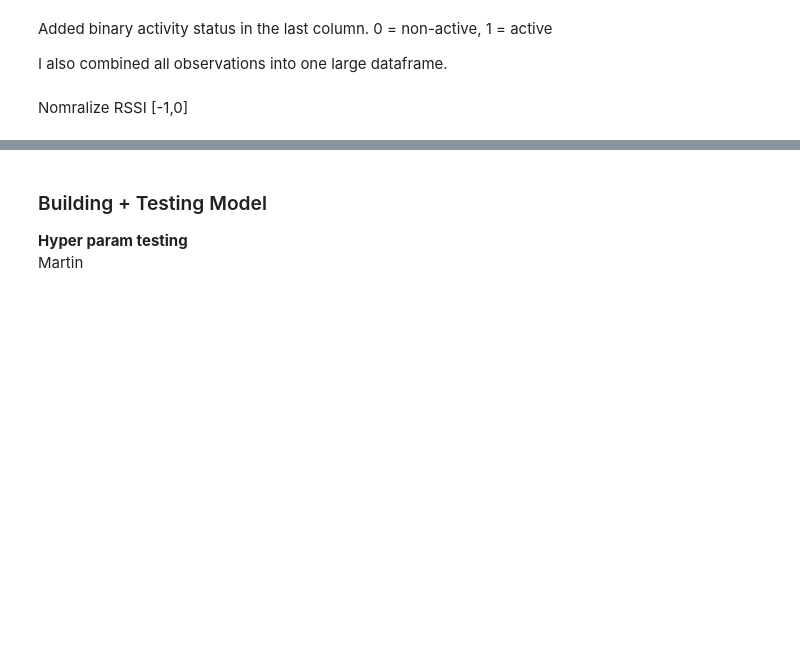
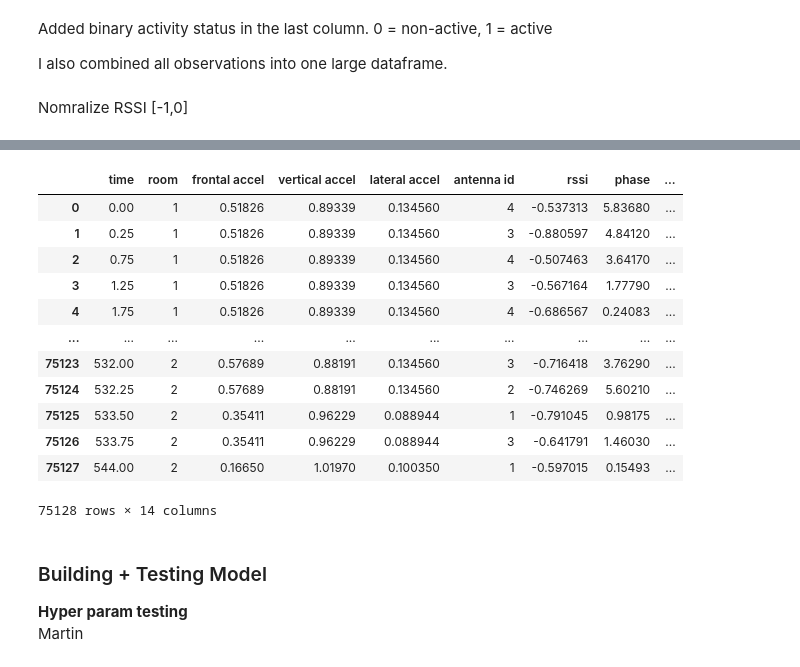
Before and after one commit to sofiacho/ECS171, a Jupyter notebook: notebook/main_algo.ipynb, the cells around one changed output, grey strips where cells are left out. Cells and saved outputs as stored; diff of their text form; code cells hidden in the pictures; blank space fills up the shorter version.

```diff
--- a/notebook/main_algo.ipynb
+++ b/notebook/main_algo.ipynb
@@ -246,30 +246,30 @@ large_df
 75128 rows × 15 columns
 # %%
 from sklearn.model_selection import train_test_split
-
-
-# number 'room' and 'gender' columns to values from 0 - 1
-room_mapping = {"S1": 0, "S2": 1}
-large_df["room"] = large_df["room"].map(room_mapping)
-gender_mapping = {"F": 0, "M": 1}
-large_df["gender"] = large_df["gender"].map(gender_mapping)
-
-# Convert 'activity' column to values from 1 - 4
-activity_mapping = {
-    'sitting on bed': 1,
-    'sitting on chair': 2,
-    'lying': 3,
-    'ambulating': 4
-}
-large_df["activity"] = large_df["activity"].map(activity_mapping)
 
 # for hyperparameter testing sample the data to reduce run time
 sampled_df = large_df.sample(n=1000, random_state=42)
 
-X = sampled_df.drop(columns=['status'])
-y = sampled_df['status']
+X = large_df.drop(columns=['status'])
+y = large_df['status']
 train_data, test_data = train_test_split(X, test_size=0.25, random_state=42)
 train_label, test_label = train_test_split(y, test_size=0.25, random_state=42)
+
+X
+# %% [output]
+|  | time | room | frontal accel | vertical accel | lateral accel | antenna id | rssi | phase | ... |
+| 0 | 0.00 | 1 | 0.51826 | 0.89339 | 0.134560 | 4 | -0.537313 | 5.83680 | ... |
+| 1 | 0.25 | 1 | 0.51826 | 0.89339 | 0.134560 | 3 | -0.880597 | 4.84120 | ... |
+| 2 | 0.75 | 1 | 0.51826 | 0.89339 | 0.134560 | 4 | -0.507463 | 3.64170 | ... |
+| 3 | 1.25 | 1 | 0.51826 | 0.89339 | 0.134560 | 3 | -0.567164 | 1.77790 | ... |
+| 4 | 1.75 | 1 | 0.51826 | 0.89339 | 0.134560 | 4 | -0.686567 | 0.24083 | ... |
+| ... | ... | ... | ... | ... | ... | ... | ... | ... | ... |
+| 75123 | 532.00 | 2 | 0.57689 | 0.88191 | 0.134560 | 3 | -0.716418 | 3.76290 | ... |
+| 75124 | 532.25 | 2 | 0.57689 | 0.88191 | 0.134560 | 2 | -0.746269 | 5.60210 | ... |
+| 75125 | 533.50 | 2 | 0.35411 | 0.96229 | 0.088944 | 1 | -0.791045 | 0.98175 | ... |
+| 75126 | 533.75 | 2 | 0.35411 | 0.96229 | 0.088944 | 3 | -0.641791 | 1.46030 | ... |
+| 75127 | 544.00 | 2 | 0.16650 | 1.01970 | 0.100350 | 1 | -0.597015 | 0.15493 | ... |
+75128 rows × 14 columns
 # %% [markdown]
 ### Building + Testing Model
 
```
Also changed, not shown: parts of 6 cells of this notebook, 1 other file.
